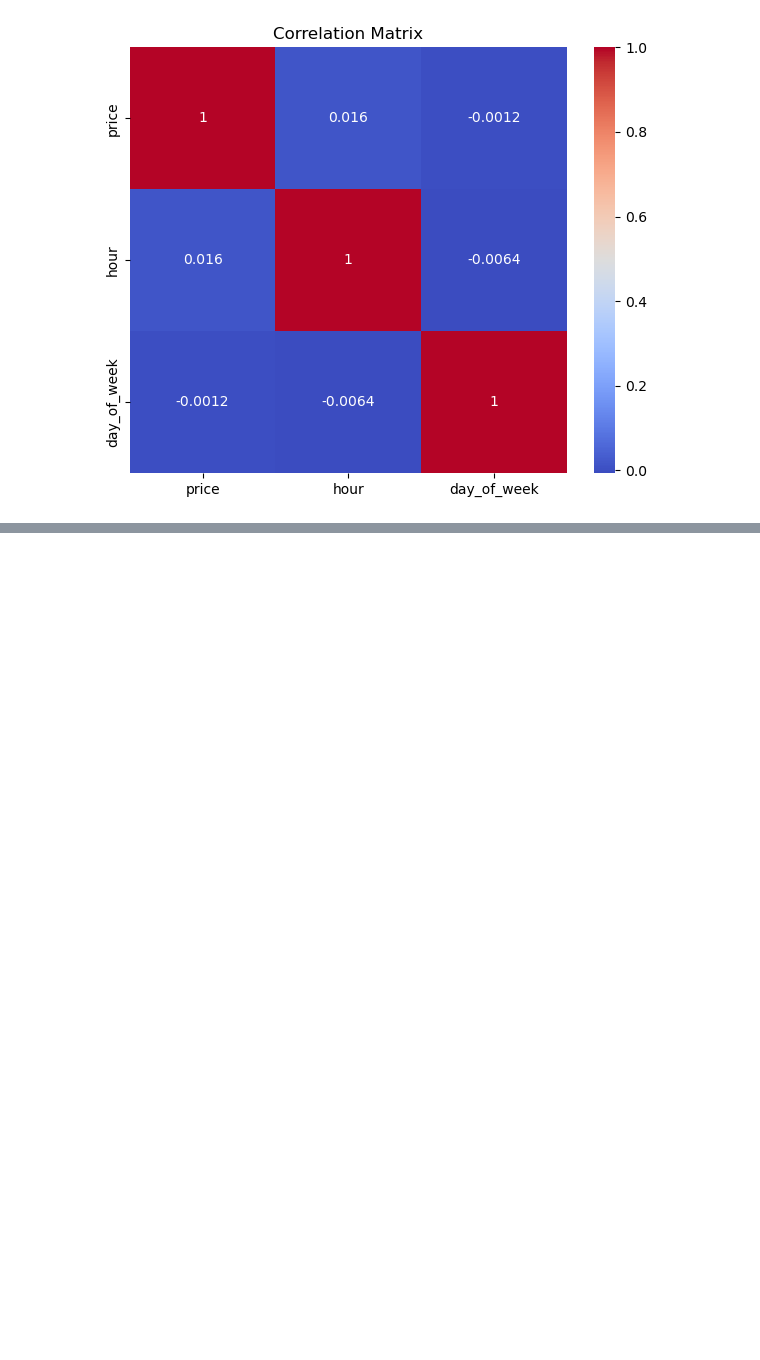
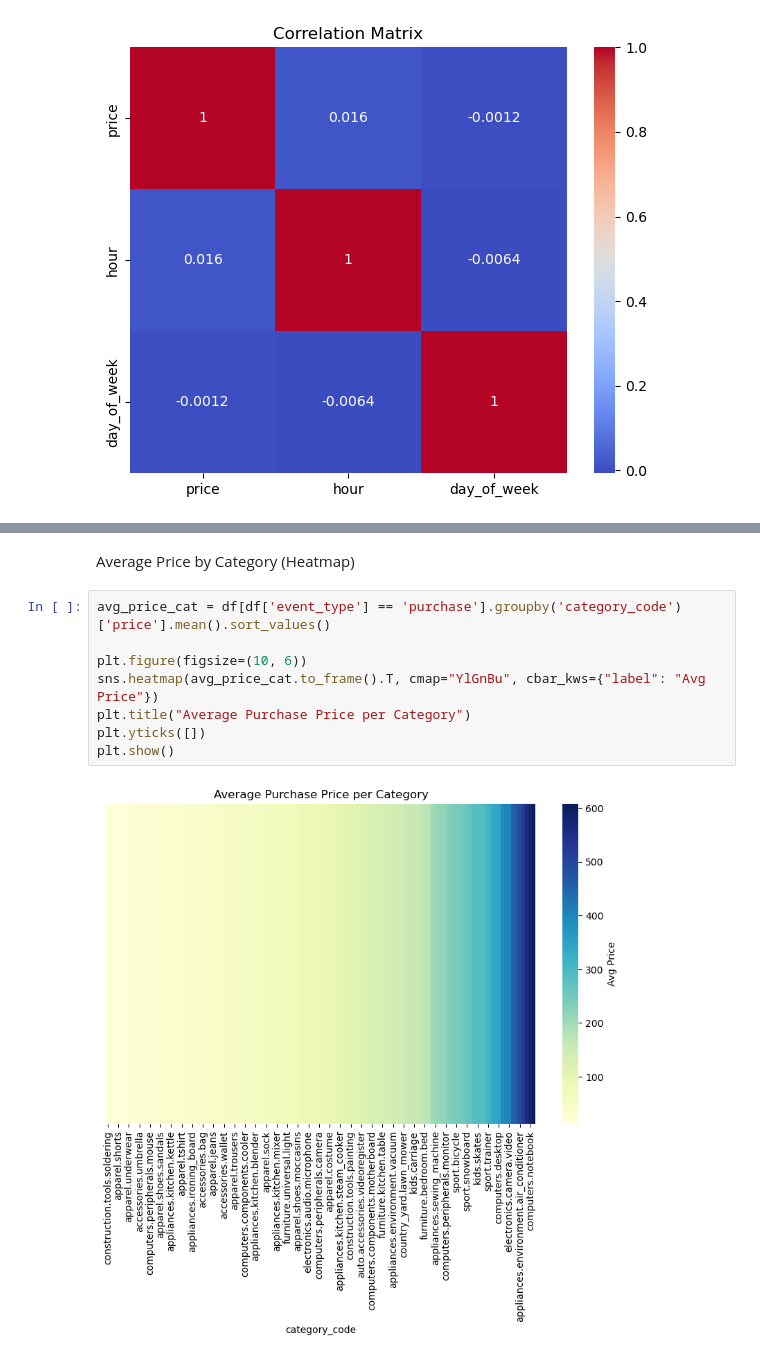
Before and after one commit to nandhakv12/End-to-End-Big-Data-Pipeline-using-Hadoop-and-Spark-for-eCommerce-User-Behavior-Analysis, a Jupyter notebook: EAD.ipynb, the cells around one changed output, grey strips where cells are left out. Saved outputs shown, nothing was run; the diff lists cells and outputs as text; blank space fills up the shorter version.

```diff
--- a/EAD.ipynb
+++ b/EAD.ipynb
@@ -249,0 +337,12 @@ plt.show()
+# %% [markdown]
+Average Price by Category (Heatmap)
+# %%
+avg_price_cat = df[df['event_type'] == 'purchase'].groupby('category_code')['price'].mean().sort_values()
+
+plt.figure(figsize=(10, 6))
+sns.heatmap(avg_price_cat.to_frame().T, cmap="YlGnBu", cbar_kws={"label": "Avg Price"})
+plt.title("Average Purchase Price per Category")
+plt.yticks([])
+plt.show()
+# %% [output]
+[figure, added]
```
Also changed, not shown: parts of 16 cells of this notebook, 1 other file.
